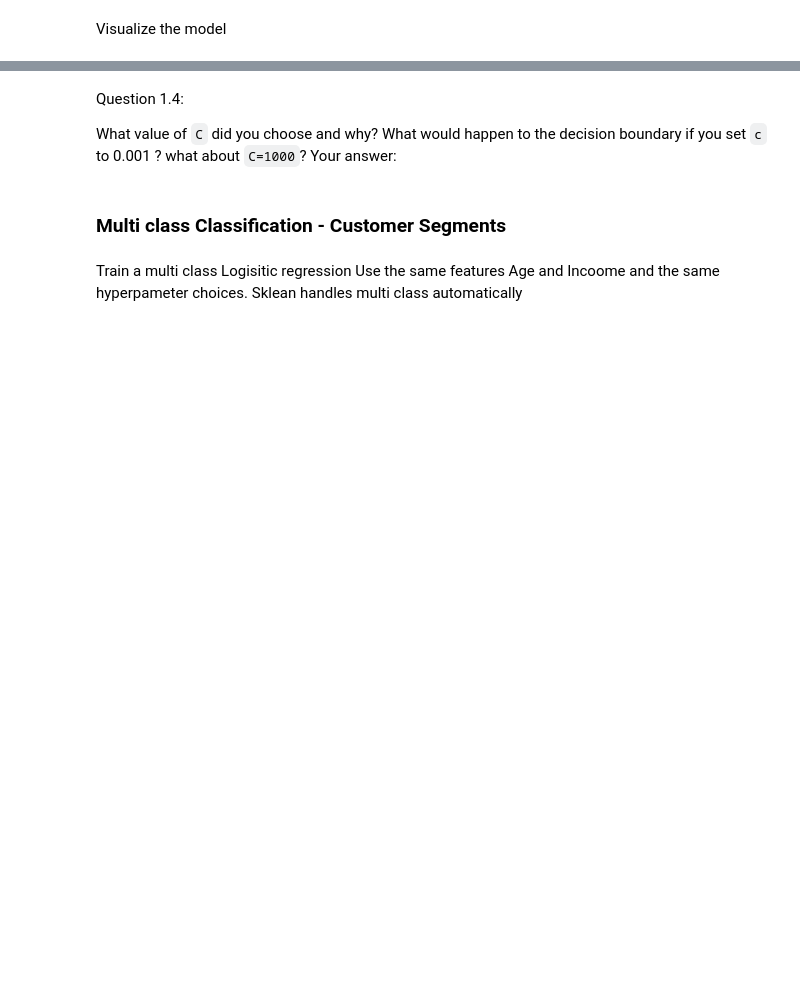
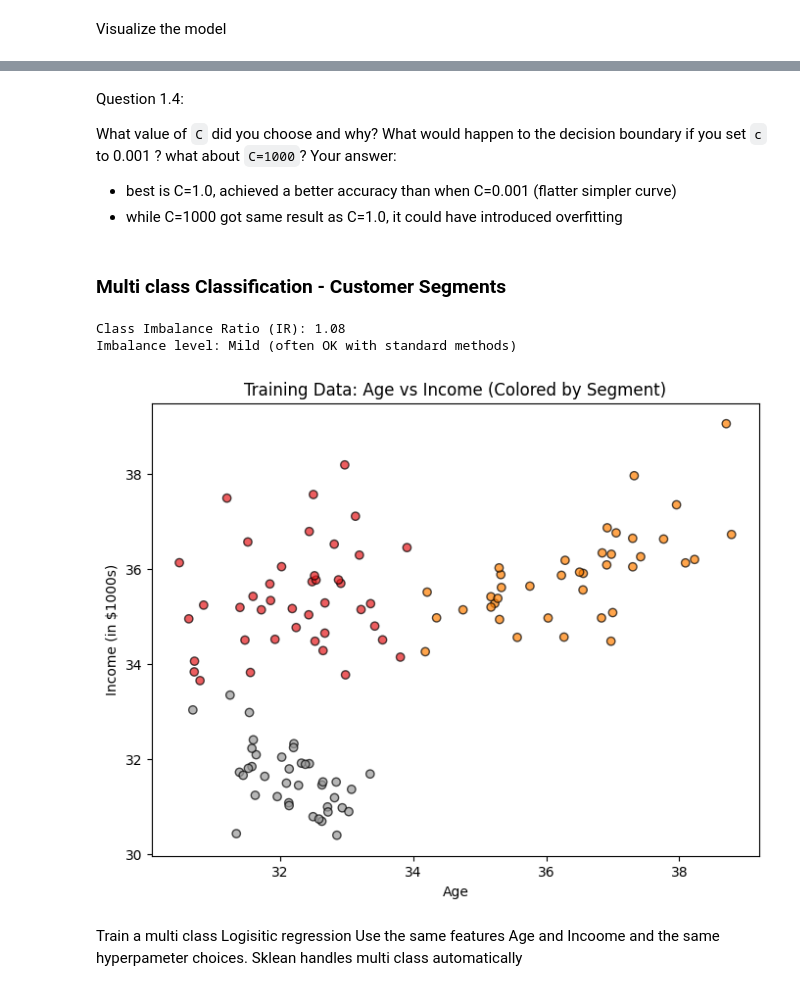
Before and after one commit to Ahmedianoo/data-science-labs-and-sheets, a Jupyter notebook: Labs/Lab9/code/classifiers.ipynb, the cells around one changed output, grey strips where cells are left out. Drawn from its saved outputs; the diff is of its cells as text; code cells hidden in the pictures; blank space fills up the shorter version.

```diff
--- a/Labs/Lab9/code/classifiers.ipynb
+++ b/Labs/Lab9/code/classifiers.ipynb
@@ -213,28 +255,35 @@ Question 1.4:
 What value of `C` did you choose and why?
 What would happen to the decision boundary if you set `c` to 0.001 ? what about `C=1000`?
 Your answer:
+
+- best is C=1.0, achieved a better accuracy than when C=0.001 (flatter simpler curve)
+- while C=1000 got same result as C=1.0, it could have introduced overfitting
 # %% [markdown]
 ### Multi class Classification - Customer Segments
 # %%
 multiclass_dataset = Dataset(
     filepath="../data/customer_segments_churn.csv",
     target_column="Segment",
     random_state=55
 )
 # Uncomment the code below to visualize the multiclass dataset (colored by segment)
-# plt.figure(figsize=(8, 6))
-# plt.scatter(
-#     multiclass_dataset.X_train["Age"],
-#     multiclass_dataset.X_train["Income (in $1000s)"],
-#     c=multiclass_dataset.y_train,
-#     cmap="Set1",
-#     edgecolor="k",
-#     alpha=0.7
-# )
-# plt.xlabel("Age")
-# plt.ylabel("Income (in $1000s)")
-# plt.title("Training Data: Age vs Income (Colored by Segment)")
-# plt.show()
+plt.figure(figsize=(8, 6))
+plt.scatter(
+    multiclass_dataset.X_train["Age"],
+    multiclass_dataset.X_train["Income (in $1000s)"],
+    c=multiclass_dataset.y_train,
+    cmap="Set1",
+    edgecolor="k",
+    alpha=0.7
+)
+plt.xlabel("Age")
+plt.ylabel("Income (in $1000s)")
+plt.title("Training Data: Age vs Income (Colored by Segment)")
+plt.show()
+# %% [output]
+Class Imbalance Ratio (IR): 1.08
+Imbalance level: Mild (often OK with standard methods)
+[figure, added]
 # %% [markdown]
 Train a multi class Logisitic regression
 Use the same features Age and Incoome and the same hyperpameter choices.
```
Also changed, not shown: parts of 22 cells of this notebook.
